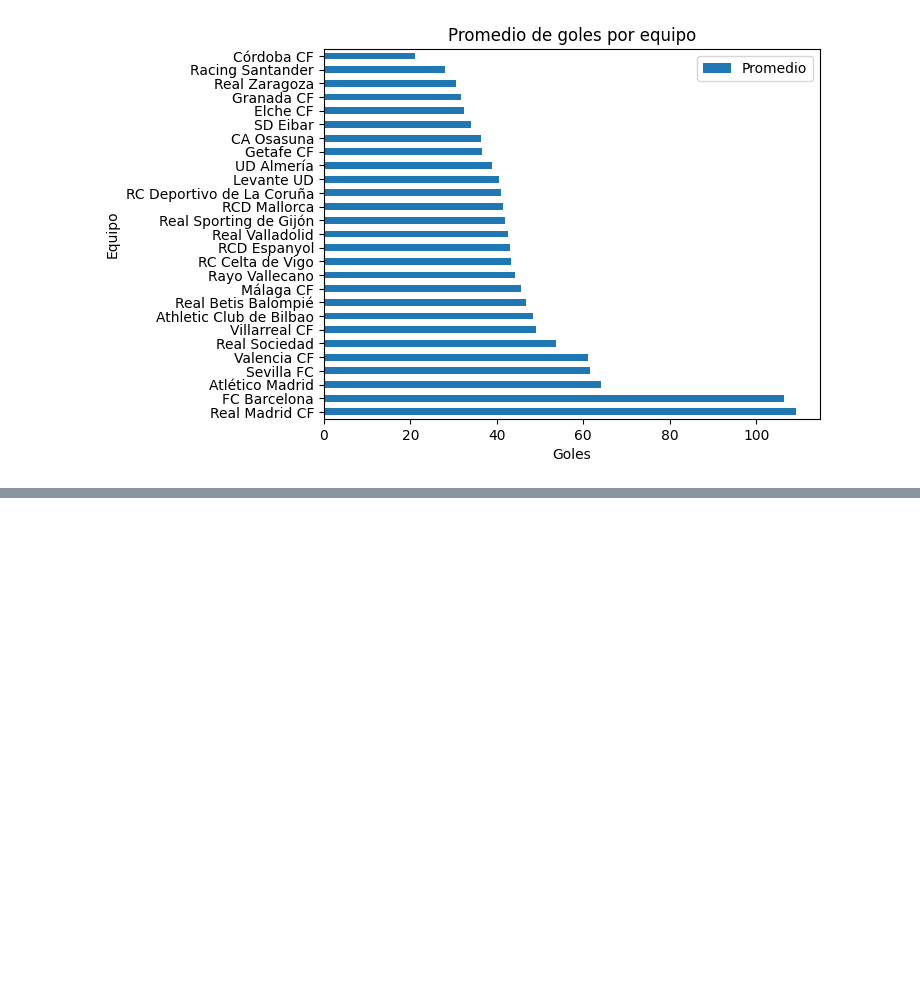
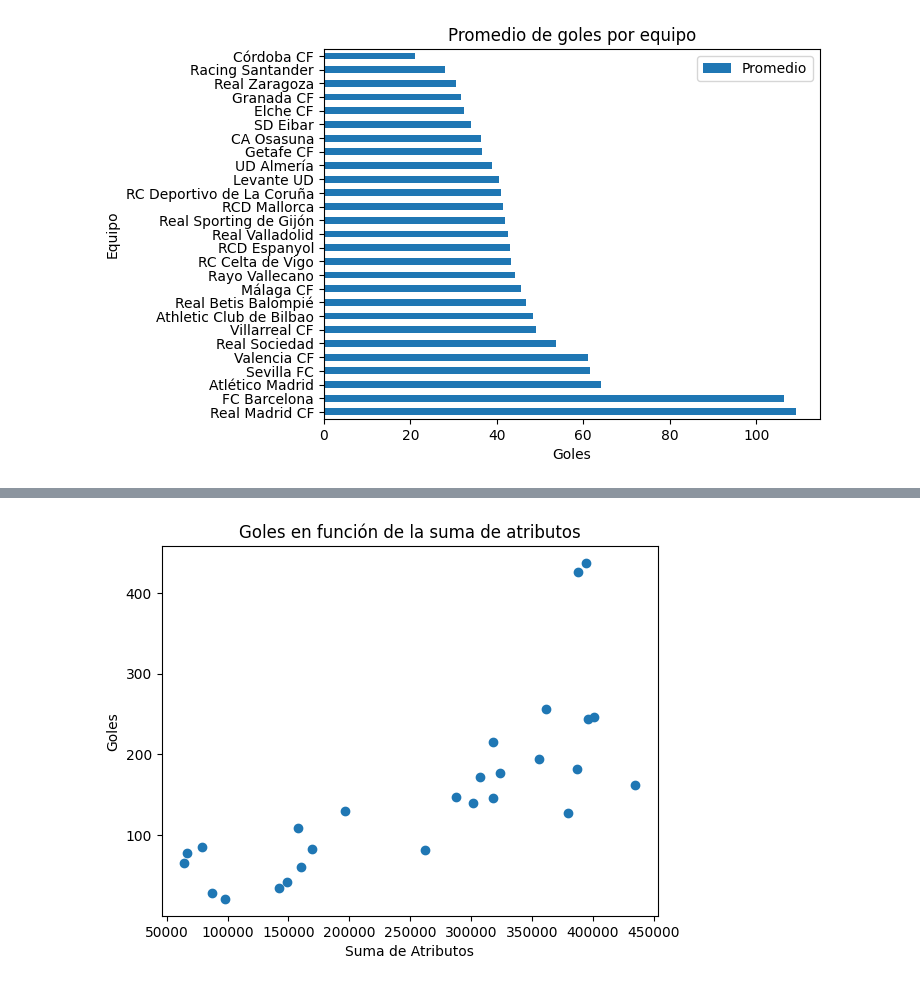
Before and after one commit to nahuelrabey/tp_labodatos_publico, a Jupyter notebook: Jugadores.ipynb, the cells around one changed output, grey strips where cells are left out. Saved outputs shown, nothing was run; the diff lists cells and outputs as text; code cells hidden in the pictures; blank space fills up the shorter version.

```diff
--- a/Jugadores.ipynb
+++ b/Jugadores.ipynb
@@ -361,0 +459,15 @@ Graficar el número de goles convertidos por cada equipo en función de la suma
+# %%
+fig, ax = plt.subplots()
+
+x = atributos_x_goles["Atributos_Suma"]
+y = atributos_x_goles["Gol"]
+
+plt.scatter(x,y)
+
+ax.set_title('Goles en función de la suma de atributos')
+ax.set_xlabel('Suma de Atributos')
+ax.set_ylabel('Goles')
+
+fig.savefig(carpeta+'goles_convertidos.pdf', bbox_inches='tight', pad_inches=0.1)
+# %% [output]
+[figure, added]
```
Also changed, not shown: parts of 3 cells of this notebook.
